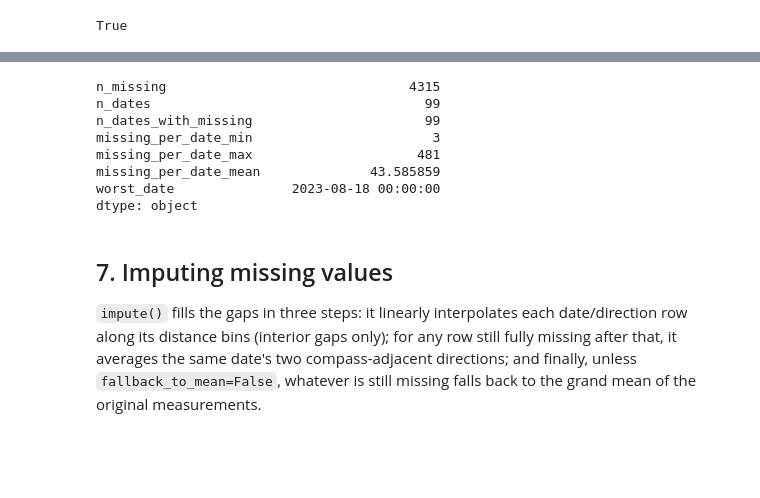
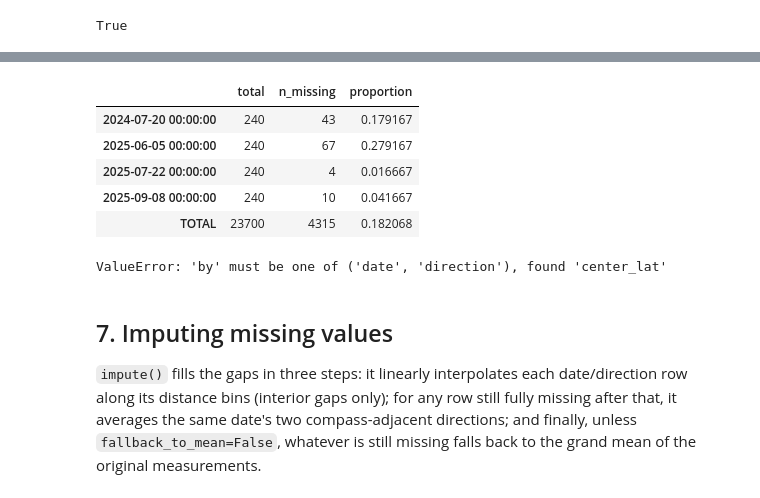
Before and after one commit to leliel12/volcanicus, a Jupyter notebook: notebooks/tutorial.ipynb, the cells around one changed output, grey strips where cells are left out. Cells and saved outputs as stored; diff of their text form; code cells hidden in the pictures; blank space fills up the shorter version.

```diff
--- a/notebooks/tutorial.ipynb
+++ b/notebooks/tutorial.ipynb
@@ -218,7 +227,3 @@ report
 # %%
-# by key or by attribute, whichever reads better
-print(report["n_missing"], report.worst_date)
-
-# and `to_dict()` hands the values back to pandas
-pd.Series(report.to_dict())
+etna.describe(by="date").tail()
 # %% [output]
@@ -226,11 +230,16 @@ pd.Series(report.to_dict())
-n_missing                               4315
-n_dates                                   99
-n_dates_with_missing                      99
-missing_per_date_min                       3
-missing_per_date_max                     481
-missing_per_date_mean              43.585859
-worst_date               2023-08-18 00:00:00
-dtype: object
+|  | total | n_missing | proportion |
+| 2024-07-20 00:00:00 | 240 | 43 | 0.179167 |
+| 2025-06-05 00:00:00 | 240 | 67 | 0.279167 |
+| 2025-07-22 00:00:00 | 240 | 4 | 0.016667 |
+| 2025-09-08 00:00:00 | 240 | 10 | 0.041667 |
+| TOTAL | 23700 | 4315 | 0.182068 |
+# %%
+try:
+    etna.describe(by="center_lat")
+except ValueError as e:
+    print("ValueError:", e)
+# %% [output]
+ValueError: 'by' must be one of ('date', 'direction'), found 'center_lat'
 # %% [markdown]
 ## 7. Imputing missing values
 
```
Also changed, not shown: parts of 6 cells of this notebook, 5 other files.
